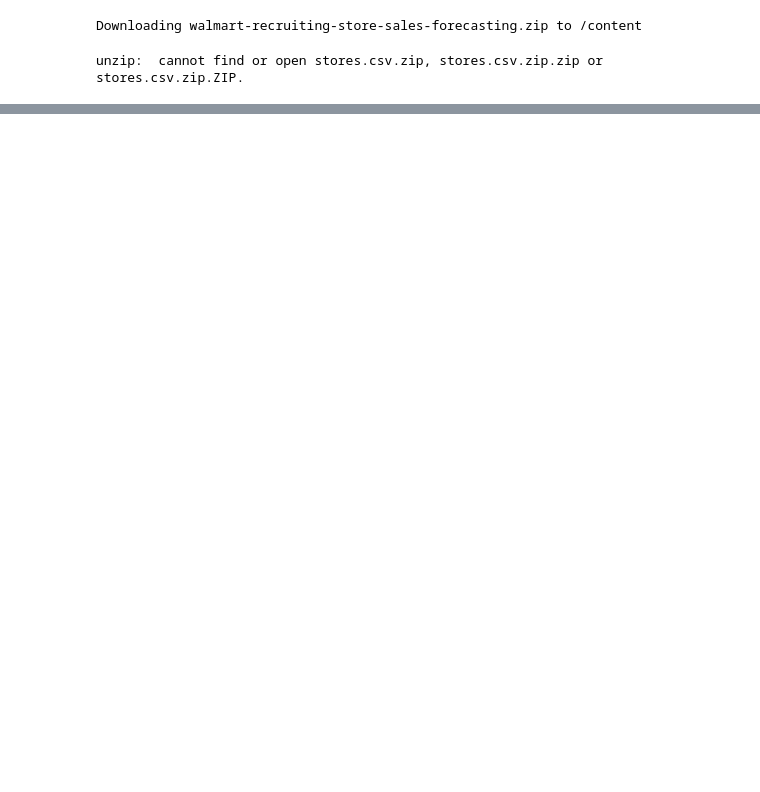
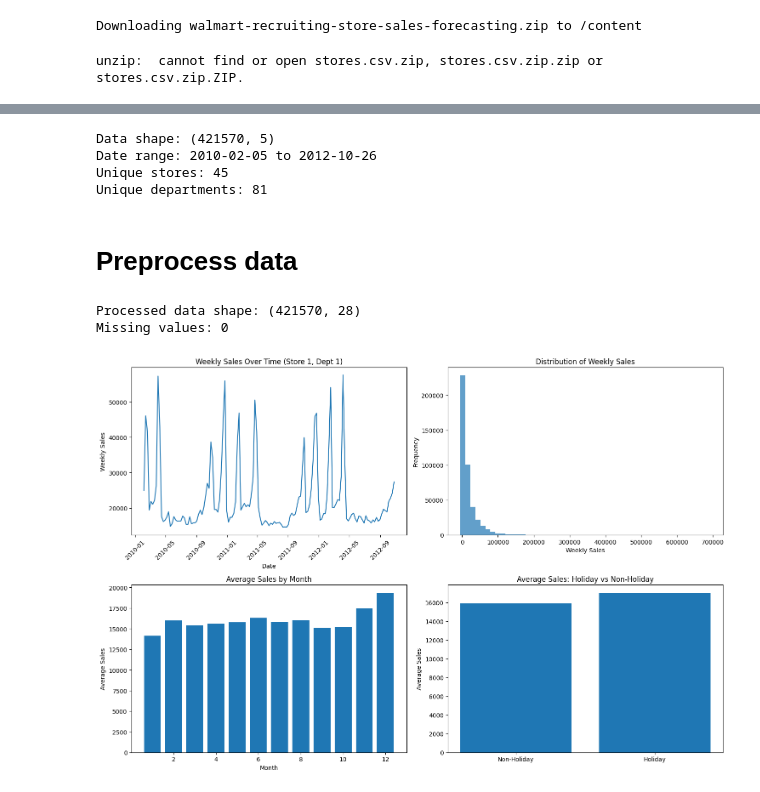
Before and after one commit to ekvirika/WalmartRecruiting, a Jupyter notebook: notebooks/model_experiment_nbeats.ipynb, the cells around one changed output, grey strips where cells are left out. Saved outputs shown, nothing was run; the diff lists cells and outputs as text; code cells hidden in the pictures; blank space fills up the shorter version.

```diff
--- a/notebooks/model_experiment_nbeats.ipynb
+++ b/notebooks/model_experiment_nbeats.ipynb
@@ -1244,0 +109,14 @@ Successfully installed appdirs-1.4.4 backoff-2.2.1 boto3-1.38.46 botocore-1.38.4
+# %%
+# Load data
+df = load_walmart_data()
+print(f"Data shape: {df.shape}")
+print(f"Date range: {df['Date'].min()} to {df['Date'].max()}")
+print(f"Unique stores: {df['Store'].nunique()}")
+print(f"Unique departments: {df['Dept'].nunique()}")
+# %% [output]
+Data shape: (421570, 5)
+Date range: 2010-02-05 to 2012-10-26
+Unique stores: 45
+Unique departments: 81
+# %% [markdown]
+# Preprocess data
@@ -1244,0 +167,50 @@ Successfully installed appdirs-1.4.4 backoff-2.2.1 boto3-1.38.46 botocore-1.38.4
+# %%
+df_processed = preprocess_data(df)
+print(f"Processed data shape: {df_processed.shape}")
+print(f"Missing values: {df_processed.isnull().sum().sum()}")
+# %% [output]
+Processed data shape: (421570, 28)
+Missing values: 0
+# %%
+# %% [markdown]
+# ## Exploratory Data Analysis
+
+# %%
+# EDA for N-BEATS model understanding
+plt.figure(figsize=(15, 10))
+
+# Plot 1: Sales over time for a sample store-dept combination
+plt.subplot(2, 2, 1)
+sample_data = df_processed[(df_processed['Store'] == 1) & (df_processed['Dept'] == 1)]
+plt.plot(sample_data['Date'], sample_data['Weekly_Sales'])
+plt.title('Weekly Sales Over Time (Store 1, Dept 1)')
+plt.xlabel('Date')
+plt.ylabel('Weekly Sales')
+plt.xticks(rotation=45)
+
+# Plot 2: Sales distribution
+plt.subplot(2, 2, 2)
+plt.hist(df_processed['Weekly_Sales'], bins=50, alpha=0.7)
+plt.title('Distribution of Weekly Sales')
+plt.xlabel('Weekly Sales')
+plt.ylabel('Frequency')
+
+# Plot 3: Seasonal patterns
+plt.subplot(2, 2, 3)
+monthly_sales = df_processed.groupby('Month')['Weekly_Sales'].mean()
+plt.bar(monthly_sales.index, monthly_sales.values)
+plt.title('Average Sales by Month')
+plt.xlabel('Month')
+plt.ylabel('Average Sales')
+
+# Plot 4: Holiday effect
+plt.subplot(2, 2, 4)
+holiday_sales = df_processed.groupby('IsHoliday')['Weekly_Sales'].mean()
+plt.bar(['Non-Holiday', 'Holiday'], holiday_sales.values)
+plt.title('Average Sales: Holiday vs Non-Holiday')
+plt.ylabel('Average Sales')
+
+plt.tight_layout()
+plt.show()
+# %% [output]
+[figure, added]
```
Also changed, not shown: parts of 11 cells of this notebook.
